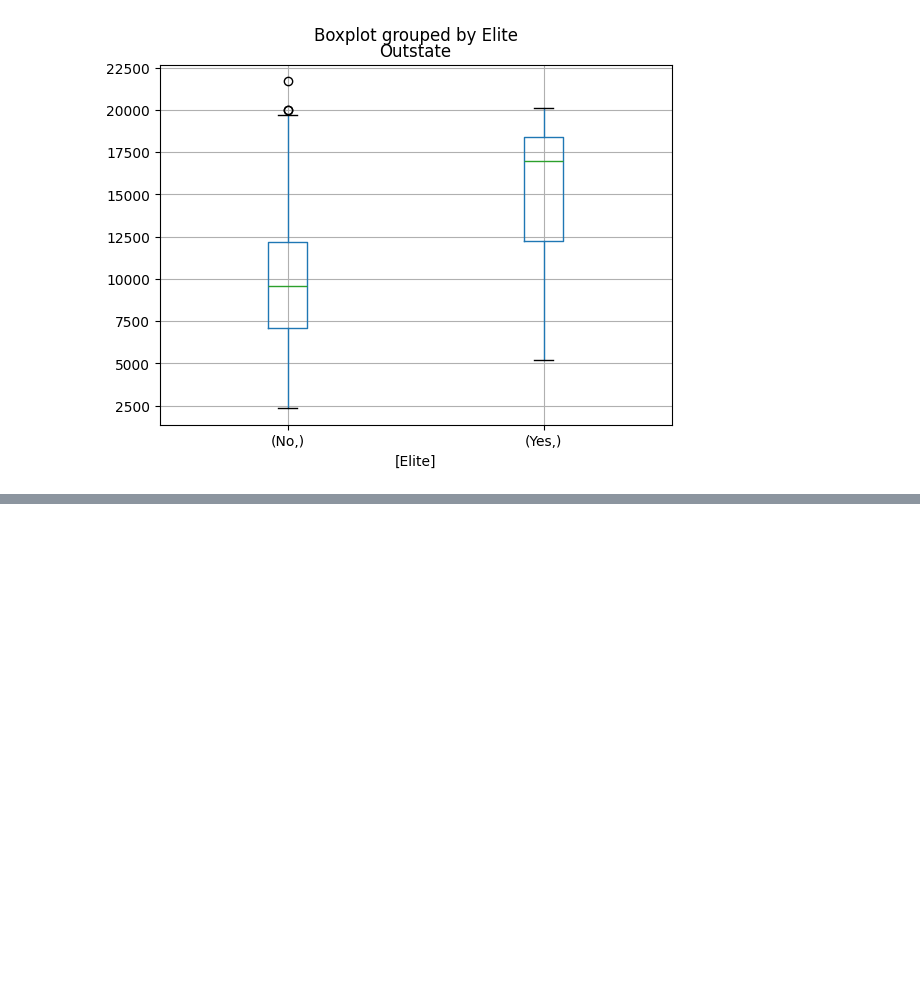
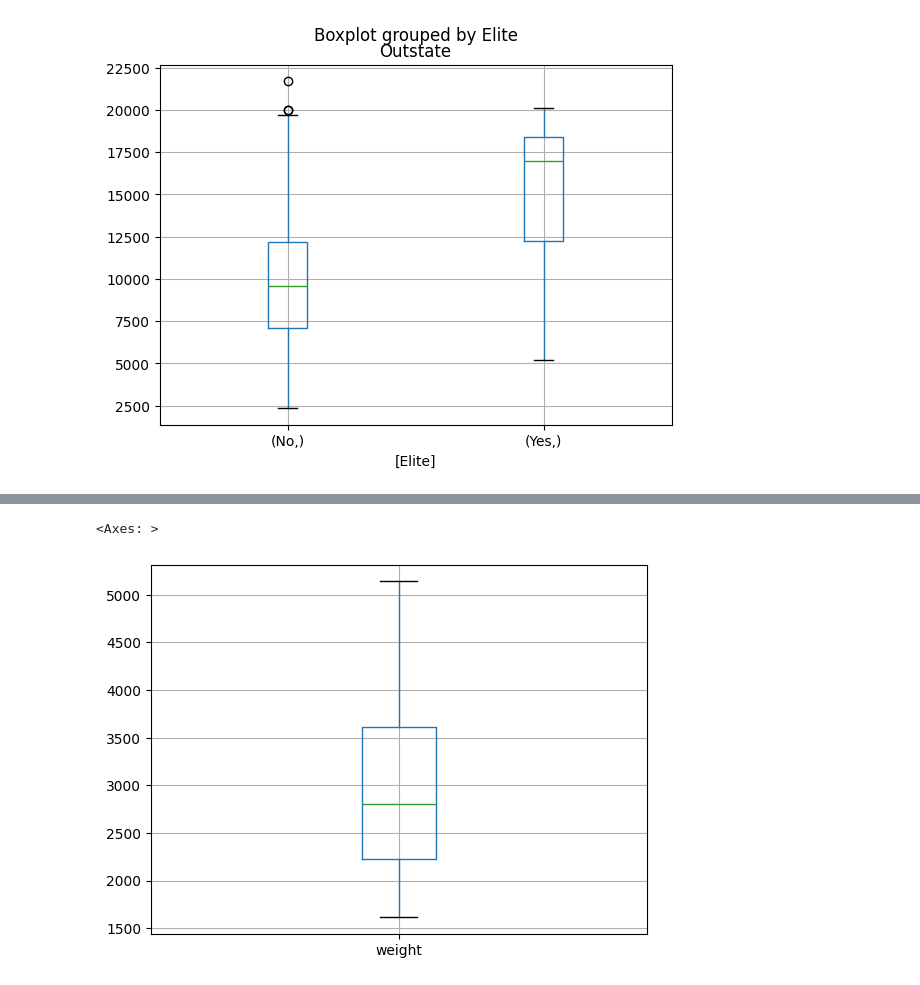
Before and after one commit to caoa0816/ISLP_labs, a Jupyter notebook: Ch02-exercises.ipynb, the cells around one changed output, grey strips where cells are left out. Saved outputs shown, nothing was run; the diff lists cells and outputs as text; code cells hidden in the pictures; blank space fills up the shorter version.

```diff
--- a/Ch02-exercises.ipynb
+++ b/Ch02-exercises.ipynb
@@ -270,0 +286,3 @@ college.boxplot(column=['Outstate'], by=['Elite'])
+# %%
+auto = pd.read_csv("Auto.csv")
+auto.head(5)
@@ -270,0 +416,14 @@ college.boxplot(column=['Outstate'], by=['Elite'])
+# %%
+"""
+(e) Using the full data set, investigate the predictors graphically,
+using scatterplots or other tools of your choice. Create some plots
+highlighting the relationships among the predictors. Comment on your findings.
+"""
+
+"""
+    I am investigating the percentile and weight and acceleration and trying to uncover the car design trends
+"""
+auto.boxplot(column=['weight'])
+# %% [output]
+<Axes: >
+[figure, added]
```
Also changed, not shown: parts of 58 cells of this notebook.
